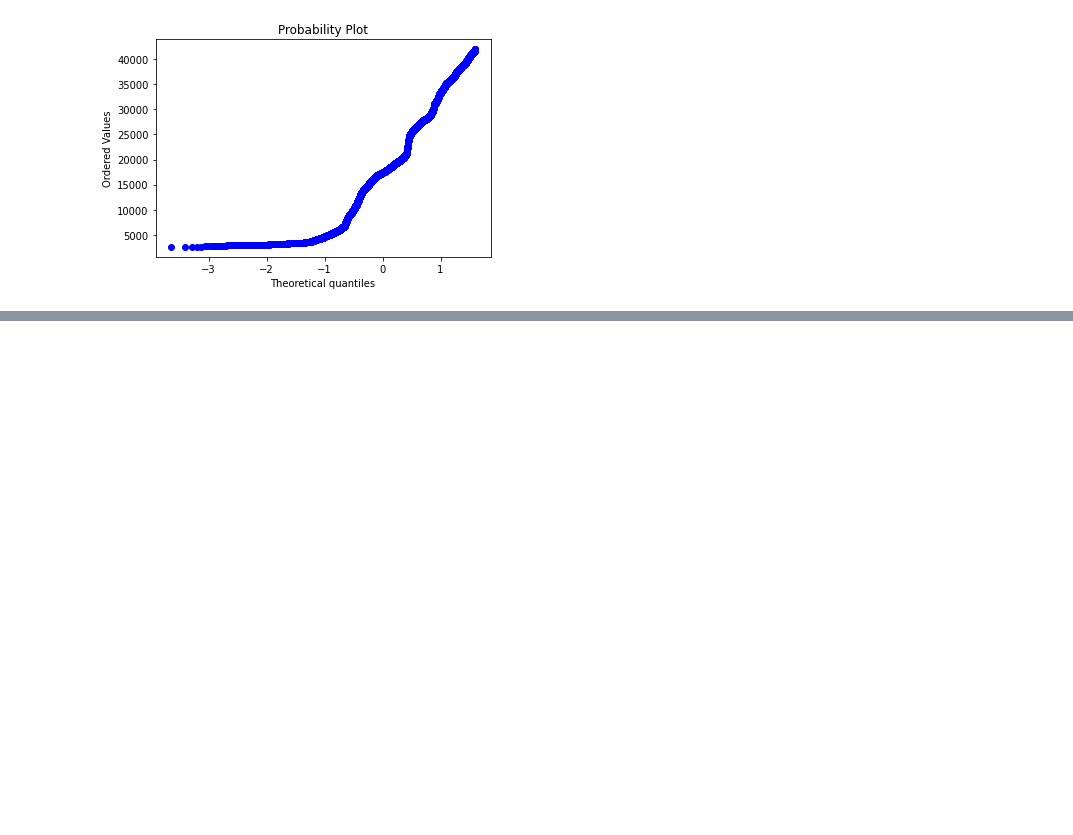
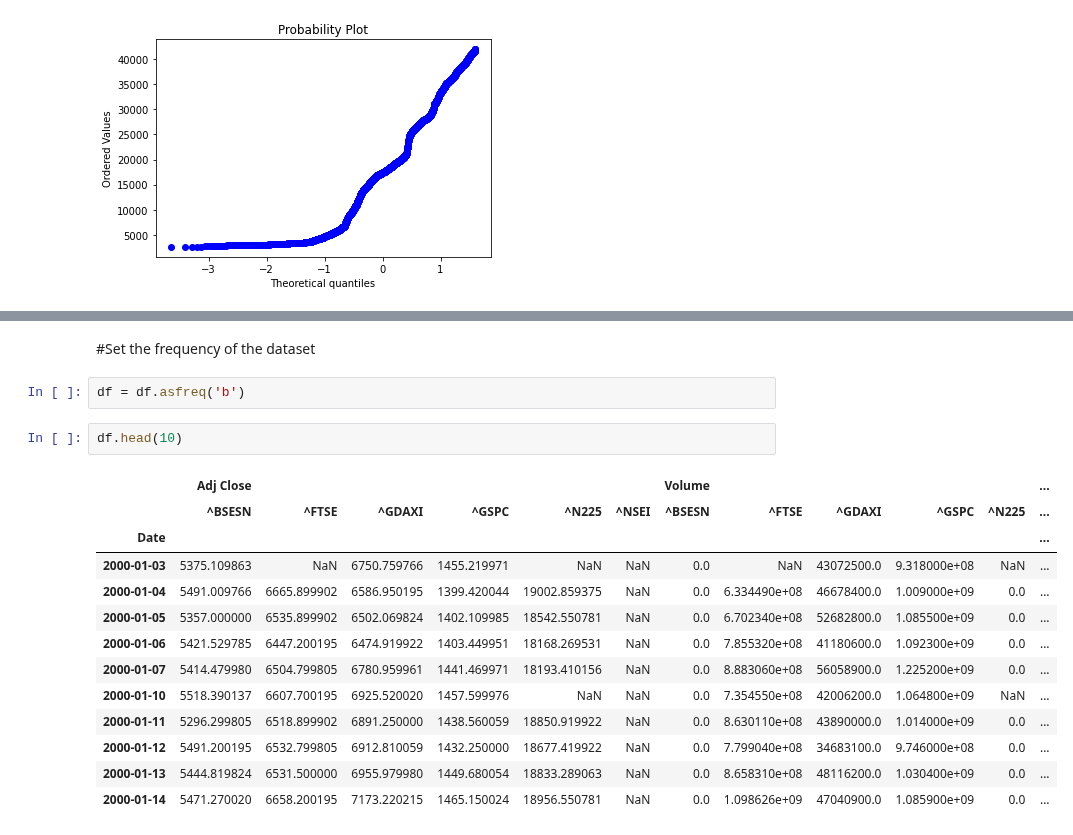
Before and after one commit to jesvin1/Basics, a Jupyter notebook: TimeSeries_Finance_Udemy_Course.ipynb, the cells around one changed output, grey strips where cells are left out. Saved outputs shown, nothing was run; the diff lists cells and outputs as text; blank space fills up the shorter version.

```diff
--- a/TimeSeries_Finance_Udemy_Course.ipynb
+++ b/TimeSeries_Finance_Udemy_Course.ipynb
@@ -146,0 +160,20 @@ pylab.show()
+# %% [markdown]
+#Set the frequency of the dataset
+# %%
+df = df.asfreq('b')
+# %%
+df.head(10)
+# %% [output]
+|  | Adj Close |  |  |  |  |  | Volume |  |  |  |  | ... |
+|  | ^BSESN | ^FTSE | ^GDAXI | ^GSPC | ^N225 | ^NSEI | ^BSESN | ^FTSE | ^GDAXI | ^GSPC | ^N225 | ... |
+| Date |  |  |  |  |  |  |  |  |  |  |  | ... |
+| 2000-01-03 | 5375.109863 | NaN | 6750.759766 | 1455.219971 | NaN | NaN | 0.0 | NaN | 43072500.0 | 9.318000e+08 | NaN | ... |
+| 2000-01-04 | 5491.009766 | 6665.899902 | 6586.950195 | 1399.420044 | 19002.859375 | NaN | 0.0 | 6.334490e+08 | 46678400.0 | 1.009000e+09 | 0.0 | ... |
+| 2000-01-05 | 5357.000000 | 6535.899902 | 6502.069824 | 1402.109985 | 18542.550781 | NaN | 0.0 | 6.702340e+08 | 52682800.0 | 1.085500e+09 | 0.0 | ... |
+| 2000-01-06 | 5421.529785 | 6447.200195 | 6474.919922 | 1403.449951 | 18168.269531 | NaN | 0.0 | 7.855320e+08 | 41180600.0 | 1.092300e+09 | 0.0 | ... |
+| 2000-01-07 | 5414.479980 | 6504.799805 | 6780.959961 | 1441.469971 | 18193.410156 | NaN | 0.0 | 8.883060e+08 | 56058900.0 | 1.225200e+09 | 0.0 | ... |
+| 2000-01-10 | 5518.390137 | 6607.700195 | 6925.520020 | 1457.599976 | NaN | NaN | 0.0 | 7.354550e+08 | 42006200.0 | 1.064800e+09 | NaN | ... |
+| 2000-01-11 | 5296.299805 | 6518.899902 | 6891.250000 | 1438.560059 | 18850.919922 | NaN | 0.0 | 8.630110e+08 | 43890000.0 | 1.014000e+09 | 0.0 | ... |
+| 2000-01-12 | 5491.200195 | 6532.799805 | 6912.810059 | 1432.250000 | 18677.419922 | NaN | 0.0 | 7.799040e+08 | 34683100.0 | 9.746000e+08 | 0.0 | ... |
+| 2000-01-13 | 5444.819824 | 6531.500000 | 6955.979980 | 1449.680054 | 18833.289063 | NaN | 0.0 | 8.658310e+08 | 48116200.0 | 1.030400e+09 | 0.0 | ... |
+| 2000-01-14 | 5471.270020 | 6658.200195 | 7173.220215 | 1465.150024 | 18956.550781 | NaN | 0.0 | 1.098626e+09 | 47040900.0 | 1.085900e+09 | 0.0 | ... |
```
Also changed, not shown: parts of 4 cells of this notebook.
